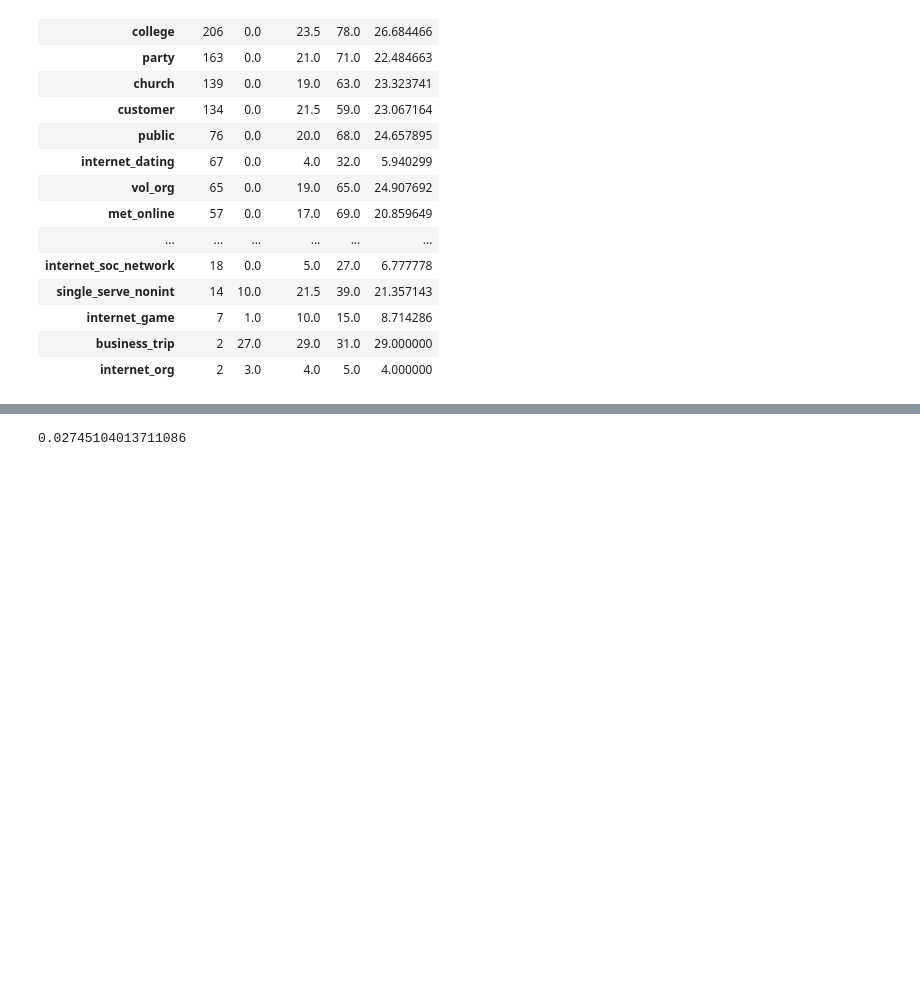
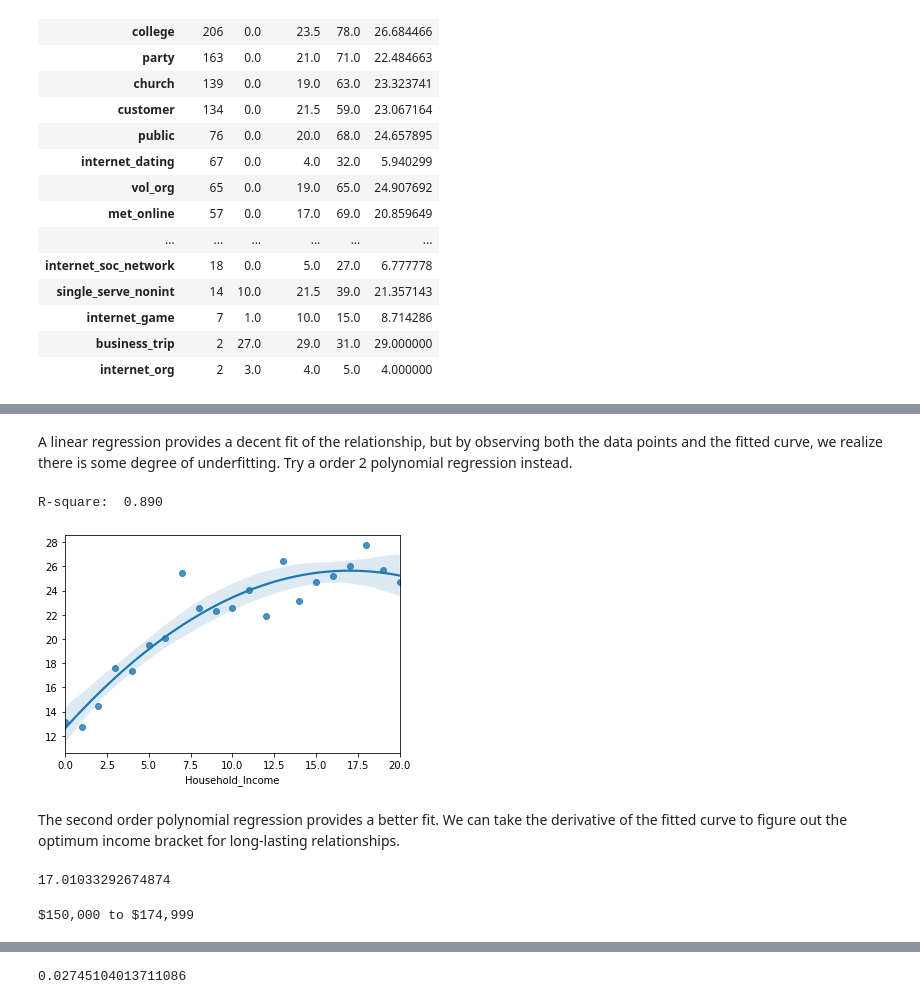
Before and after one commit to grantrzchan/Date_Marriage_HCMST_2017, a Jupyter notebook: Exploratory_Data_Analysis.ipynb, the cells around one changed output, grey strips where cells are left out. Drawn from its saved outputs; the diff is of its cells as text; code cells hidden in the pictures; blank space fills up the shorter version.

```diff
--- a/Exploratory_Data_Analysis.ipynb
+++ b/Exploratory_Data_Analysis.ipynb
@@ -114,0 +232,30 @@ data.groupby('places_met').Years_Together.agg([
+# %% [markdown]
+A linear regression provides a decent fit of the relationship, but by observing both the data points and the fitted curve, we realize there is some degree of underfitting. Try a order 2 polynomial regression instead.
+# %%
+X = pd.DataFrame(list(income_effect.index))
+X2  = pd.Series([x**2 for x in list(income_effect.index)])
+X = pd.concat([X, X2], axis=1)
+y = income_effect['mean'].to_numpy().reshape(-1,1)
+reg = LinearRegression().fit(X, y)
+print(f'R-square: {reg.score(X,y): 0.3f}')
+sns.regplot(y=y, x=income_effect.index, order=2)
+plt.show()
+# %% [output]
+R-square:  0.890
+[figure, added]
+# %% [markdown]
+The second order polynomial regression provides a better fit. We can take the derivative of the fitted curve to figure out the optimum income bracket for long-lasting relationships.
+# %%
+#find the minimum by setting 2ax+b = 0
+reg_coef = reg.coef_[0]
+X_min = -reg_coef[0]/(2*reg_coef[1])
+X_min
+# %% [output]
+17.01033292674874
+# %%
+#The numeric value that gives the minimum point is 17 in 'Household_Income' is:
+for k in inc_dict:
+    if inc_dict[k] == 17:
+        print(k)
+# %% [output]
+$150,000 to $174,999
```
Also changed, not shown: parts of 28 cells of this notebook.
